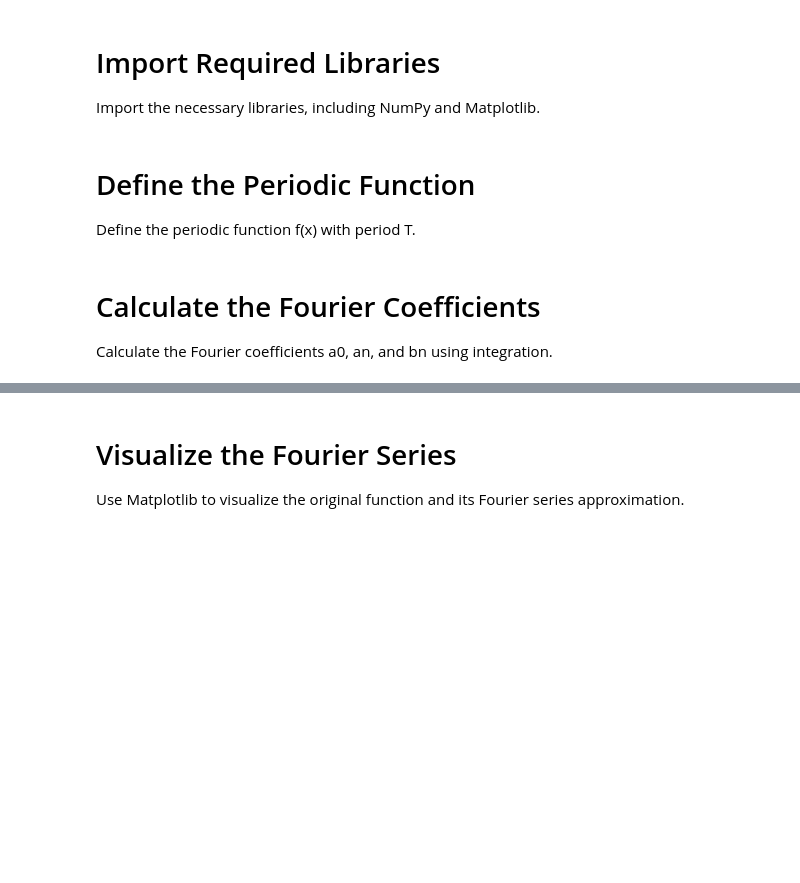
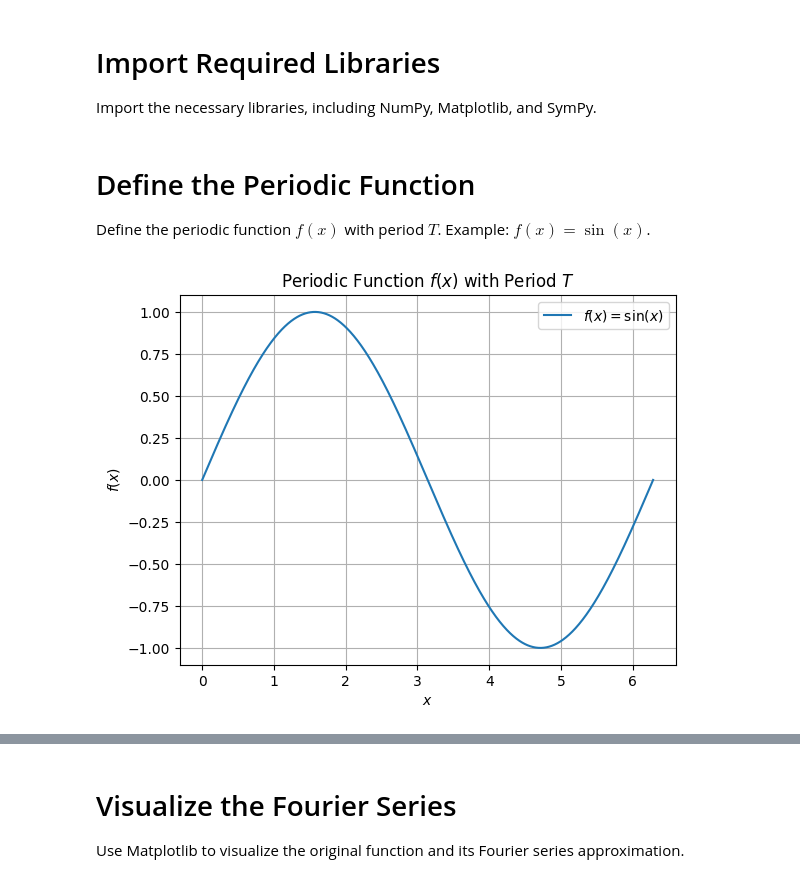
Before and after one commit to Binwen6/DSP, a Jupyter notebook: Fourier_Series.ipynb, the cells around one changed output, grey strips where cells are left out. Cells and saved outputs as stored; diff of their text form; code cells hidden in the pictures; blank space fills up the shorter version.

Commit message:
Enhance notebook with detailed explanations and examples for better understanding

```diff
--- a/Fourier_Series.ipynb
+++ b/Fourier_Series.ipynb
@@ -1,4 +1,4 @@
 # %% [markdown]
 # Import Required Libraries
-Import the necessary libraries, including NumPy and Matplotlib.
+Import the necessary libraries, including NumPy, Matplotlib, and SymPy.
 # %%
@@ -7,28 +9,27 @@ import matplotlib.pyplot as plt
 # %% [markdown]
 # Define the Periodic Function
-Define the periodic function f(x) with period T.
+Define the periodic function $f(x)$ with period $T$. Example: $f(x) = \sin(x)$.
 # %%
 # Define the period T
 T = 2 * np.pi
 
 # Define the periodic function f(x)
 def f(x):
     return np.sin(x)  # Example periodic function
 
 # Generate x values
 x = np.linspace(0, T, 1000)
 
 # Compute the function values
 y = f(x)
 
 # Plot the function
-plt.plot(x, y, label='f(x) = sin(x)')
-plt.xlabel('x')
-plt.ylabel('f(x)')
-plt.title('Periodic Function f(x) with Period T')
+plt.plot(x, y, label='$f(x) = \sin(x)$')
+plt.xlabel('$x$')
+plt.ylabel('$f(x)$')
+plt.title('Periodic Function $f(x)$ with Period $T$')
 plt.legend()
 plt.grid(True)
 plt.show()
+# %% [output]
+[figure, added]
-# %% [markdown]
-# Calculate the Fourier Coefficients
-Calculate the Fourier coefficients a0, an, and bn using integration.
```
Also changed, not shown: parts of 7 cells of this notebook.
